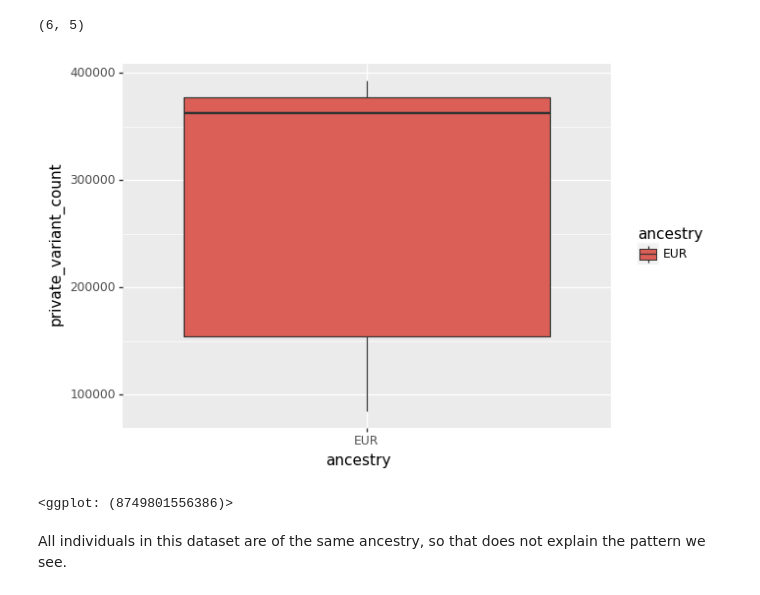
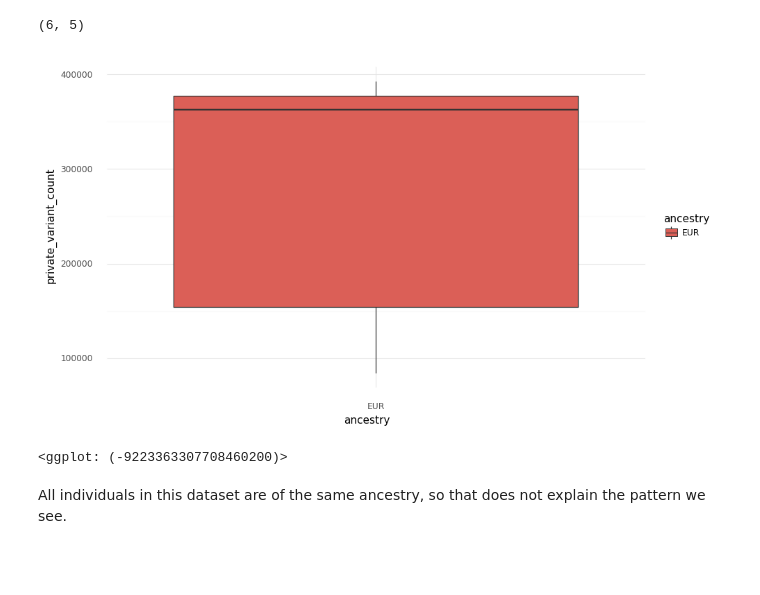
Before and after one commit to verilylifesciences/variant-qc, a Jupyter notebook: notebooks/PrivateVariants.ipynb, the cells around one changed output. Drawn from its saved outputs; the diff is of its cells as text; code cells hidden in the pictures; blank space fills up the shorter version.

```diff
--- a/notebooks/PrivateVariants.ipynb
+++ b/notebooks/PrivateVariants.ipynb
@@ -160,12 +167,13 @@ joined_results.shape
 assert(joined_results.shape == (6, 5))
 # %%
 p = (ggplot(joined_results) +
-     geom_boxplot(aes(x = 'ancestry', y = 'private_variant_count', fill = 'ancestry'))
+     geom_boxplot(aes(x = 'ancestry', y = 'private_variant_count', fill = 'ancestry')) +
+     theme_minimal()
     )
 p
 # %% [output]
-[figure, old version]
+[figure, new version]
-<ggplot: (8749801556386)>
+<ggplot: (-9223363307708460200)>
 # %% [markdown]
 All individuals in this dataset are of the same ancestry, so that does not explain the pattern we see.
 # %% [markdown]
```
Also changed, not shown: parts of 8 cells of this notebook.
